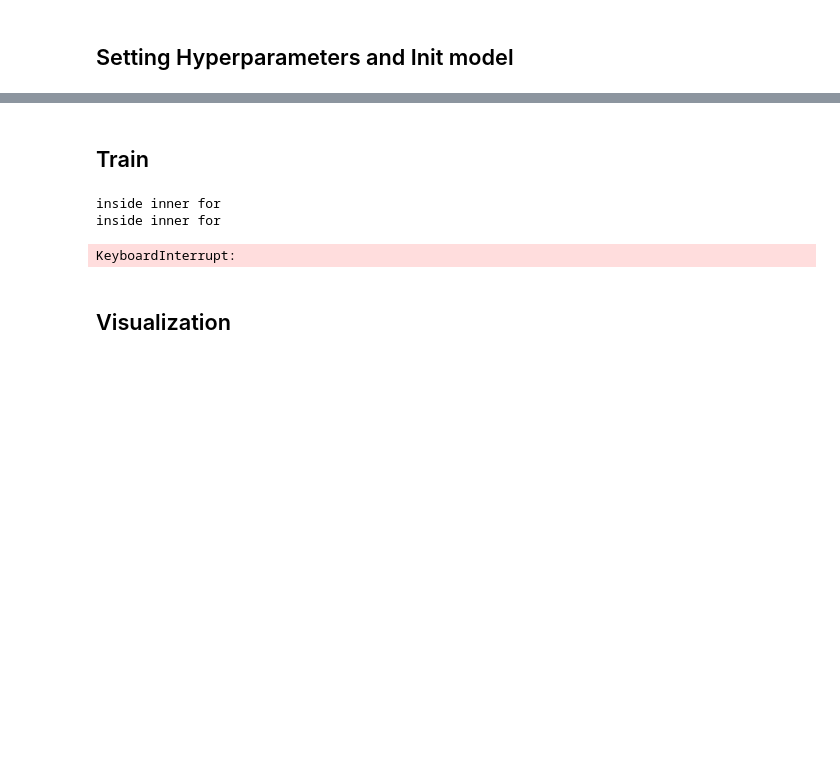
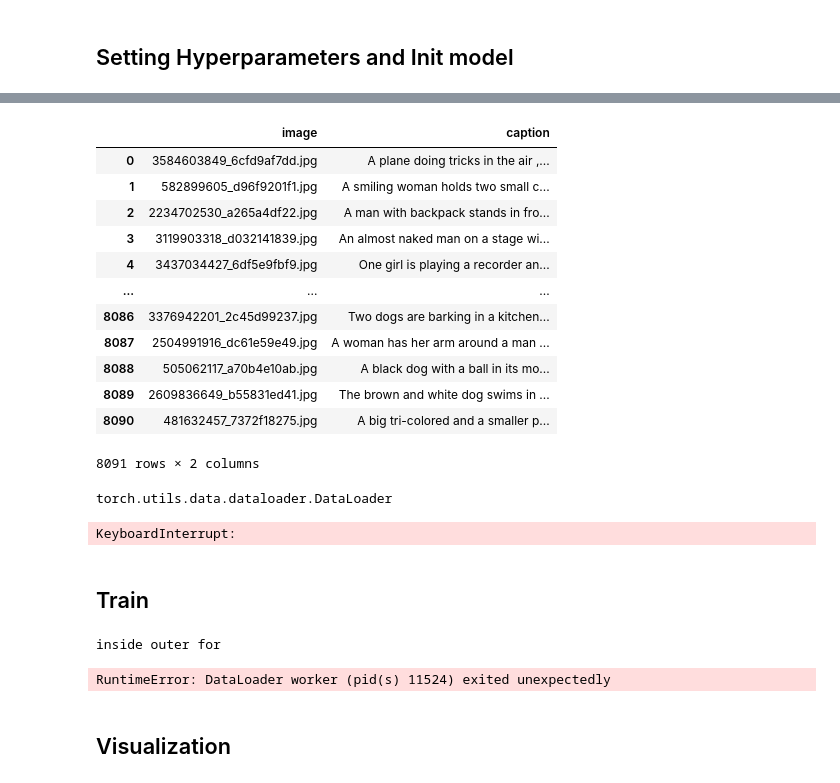
Before and after one commit to DCC-UAB/Image_Captioning, a Jupyter notebook: SRC/notebook-understanding.ipynb, the cells around one changed output, grey strips where cells are left out. Cells and saved outputs as stored; diff of their text form; code cells hidden in the pictures; blank space fills up the shorter version.

```diff
--- a/SRC/notebook-understanding.ipynb
+++ b/SRC/notebook-understanding.ipynb
@@ -318,3 +349,27 @@ def save_model(model,num_epochs):
+# %%
+test_ds.df
+# %% [output]
+|  | image | caption |
+| 0 | 3584603849_6cfd9af7dd.jpg | A plane doing tricks in the air ,... |
+| 1 | 582899605_d96f9201f1.jpg | A smiling woman holds two small c... |
+| 2 | 2234702530_a265a4df22.jpg | A man with backpack stands in fro... |
+| 3 | 3119903318_d032141839.jpg | An almost naked man on a stage wi... |
+| 4 | 3437034427_6df5e9fbf9.jpg | One girl is playing a recorder an... |
+| ... | ... | ... |
+| 8086 | 3376942201_2c45d99237.jpg | Two dogs are barking in a kitchen... |
+| 8087 | 2504991916_dc61e59e49.jpg | A woman has her arm around a man ... |
+| 8088 | 505062117_a70b4e10ab.jpg | A black dog with a ball in its mo... |
+| 8089 | 2609836649_b55831ed41.jpg | The brown and white dog swims in ... |
+| 8090 | 481632457_7372f18275.jpg | A big tri-colored and a smaller p... |
+8091 rows × 2 columns
+# %%
+type(train_loader)
+# %% [output]
+torch.utils.data.dataloader.DataLoader
+# %%
+enumerate(train_loader)
+# %% [output]
+KeyboardInterrupt:
 # %% [markdown]
 ## Train
 # %%
@@ -322,7 +377,10 @@ num_epochs = 1
 print_every = 100
 
 for epoch in range(1,num_epochs+1):
-    for idx, (image, captions) in enumerate(iter(data_loader)):
+
+    print("inside outer for")
+
+    for idx, (image, captions) in enumerate(iter(train_loader)):
 
         print("inside inner for")
 
@@ -363,9 +421,8 @@ for epoch in range(1,num_epochs+1):
     #save the latest model
     save_model(model,epoch)
 # %% [output]
-inside inner for
-inside inner for
+inside outer for
-KeyboardInterrupt:
+RuntimeError: DataLoader worker (pid(s) 11524) exited unexpectedly
 # %% [markdown]
 ## Visualization
 # %%
```
Also changed, not shown: parts of 2 cells of this notebook, 3 other files.
